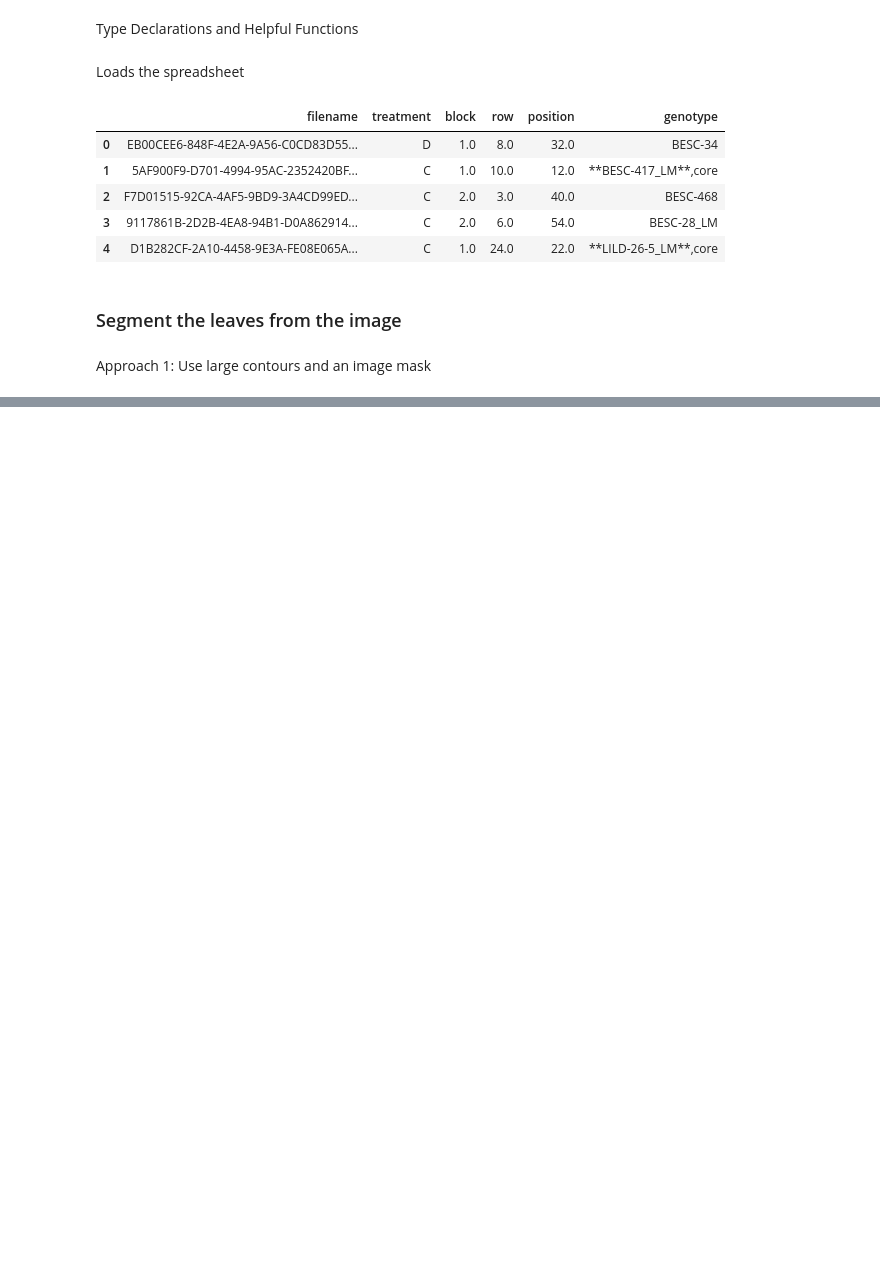
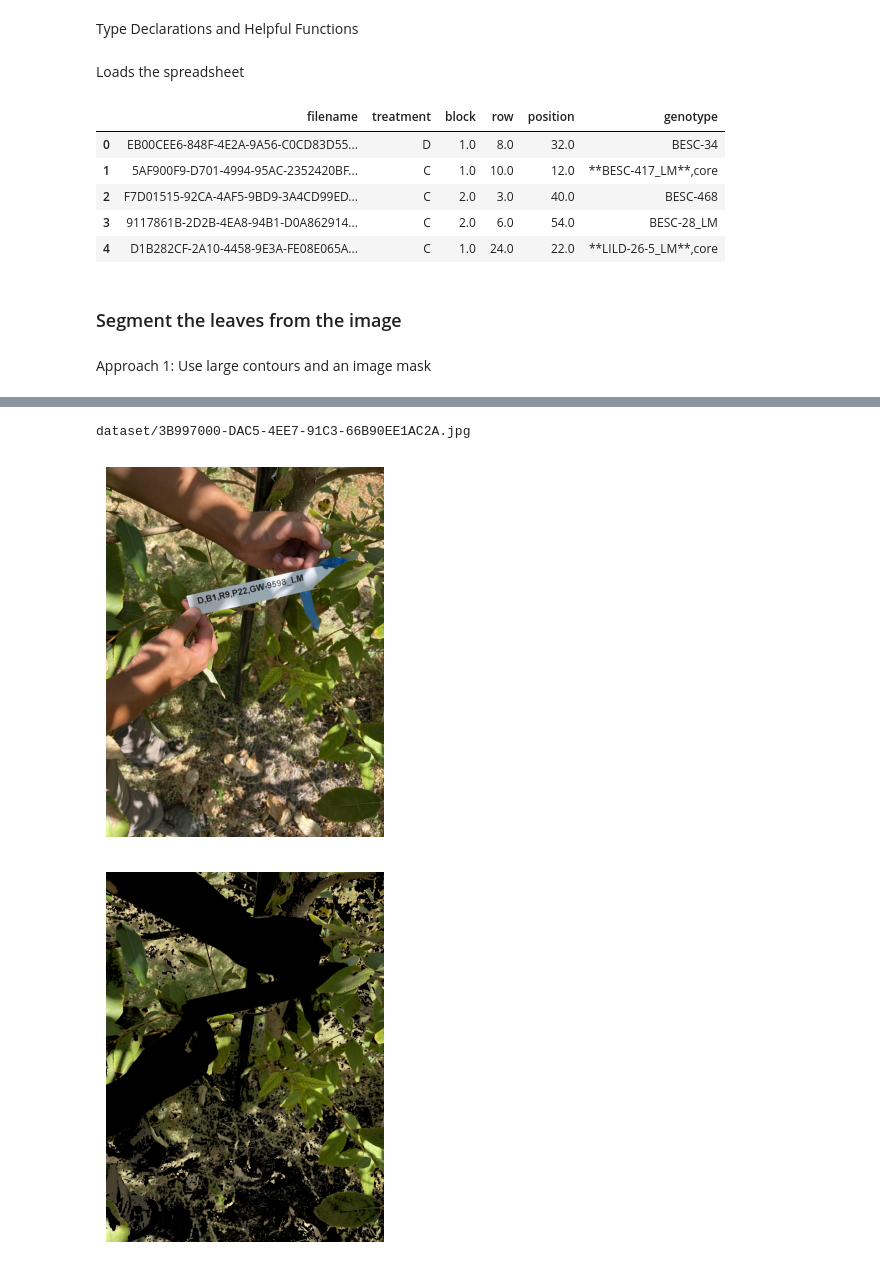
Before and after one commit to vivaansinghvi07/smoky-mountain-data-comp, a Jupyter notebook: step2.ipynb, the cells around one changed output, grey strips where cells are left out. Cells and saved outputs as stored; diff of their text form; code cells hidden in the pictures; blank space fills up the shorter version.

```diff
--- a/step2.ipynb
+++ b/step2.ipynb
@@ -106,0 +80,62 @@ dataset/197711E5-D90E-4787-AE0B-20BACE919328.jpg
+# %%
+def patchify(img: cv2.BinaryImage, n: int) -> Any:
+    assert n % 2, "Side length must be odd"
+    """ Outputs a square of points around the center (0, 0) with corners removed. """
+    diff = n // 2
+    kernel = np.ones((n, n), dtype=np.uint8)
+    for y in range(-diff, diff+1):
+        for x in range(-diff, diff+1):
+            if abs(y) + abs(x) > diff + 1:
+                kernel[y+diff][x+diff] = 0
+    new_img = cv2.dilate(img.copy(), kernel)
+    return new_img
+
+def filter_contours(contours: list[cv2.Contour], mask: cv2.BinaryImage) -> list[cv2.Contour]:
+    contours = filter(lambda x: len(img) // 10 < max(cv2.boundingRect(x)[-2:]) < len(img) // 3, contours)
+    filtered_contours = []
+    for contour in contours:
+        mask_inside_contour = np.zeros_like(mask, np.uint8)
+        mask_inside_contour = cv2.drawContours(mask_inside_contour, [contour], -1, 255, -1)
+        mean = cv2.mean(mask, mask=mask_inside_contour)
+        if mean[0] >= 100:
+            filtered_contours.append(contour)
+    contours = get_optimized_contours(filtered_contours, 10)
+    return contours
+
+def draw_contours(contours: list[cv2.Contour], img: cv2.Image) -> cv2.Image:
+    """ Draw contours onto an image with random colors """
+    draw_img = img.copy()
+    for contour in contours:
+        color = tuple(random.randint(150, 255) for _ in range(3))
+        draw_img = cv2.drawContours(draw_img, [contour], -1, color, 5)
+    return draw_img
+
+def get_leaves(img: cv2.Image) -> Any:
+
+    # generate a mask for the image (colors we are interested in)
+    hsv_img = cv2.cvtColor(img, cv2.COLOR_BGR2HSV)
+    mask = cv2.inRange(hsv_img, (20, 50, 50), (80, 255, 255))
+    masked = cv2.bitwise_and(img, img, mask=mask)
+    imshow(masked)
+
+    # find the edges using the Canny algorithm
+    img_blur = cv2.GaussianBlur(masked, (21, 21), sigmaX=0, sigmaY=0)
+    edges = cv2.Canny(img_blur, threshold1=0, threshold2=40)
+    dilated = cv2.bitwise_not(patchify(edges, 15))
+
+    # find the contours in the resulting image to determine which ones are leaves
+    contours = filter_contours(cv2.findContours(dilated, cv2.RETR_EXTERNAL, cv2.CHAIN_APPROX_SIMPLE)[0], mask)
+
+    drawn_contours = draw_contours(contours, cv2.cvtColor(edges, cv2.COLOR_GRAY2BGR))
+    imshow(drawn_contours)
+
+filename = f"dataset/{get_random_filename(SHEET_DATA)}"
+# filename = 'dataset/20BBF3D4-A51C-480F-A699-27B80459AC5A.jpg' # uncomment this line to mess around with a specific filename
+print(filename)
+img = cv2.imread(filename)
+imshow(img)
+get_leaves(img)
+# %% [output]
+dataset/3B997000-DAC5-4EE7-91C3-66B90EE1AC2A.jpg
+[figure, added]
+[figure, added]
```
Also changed, not shown: parts of 6 cells of this notebook.
